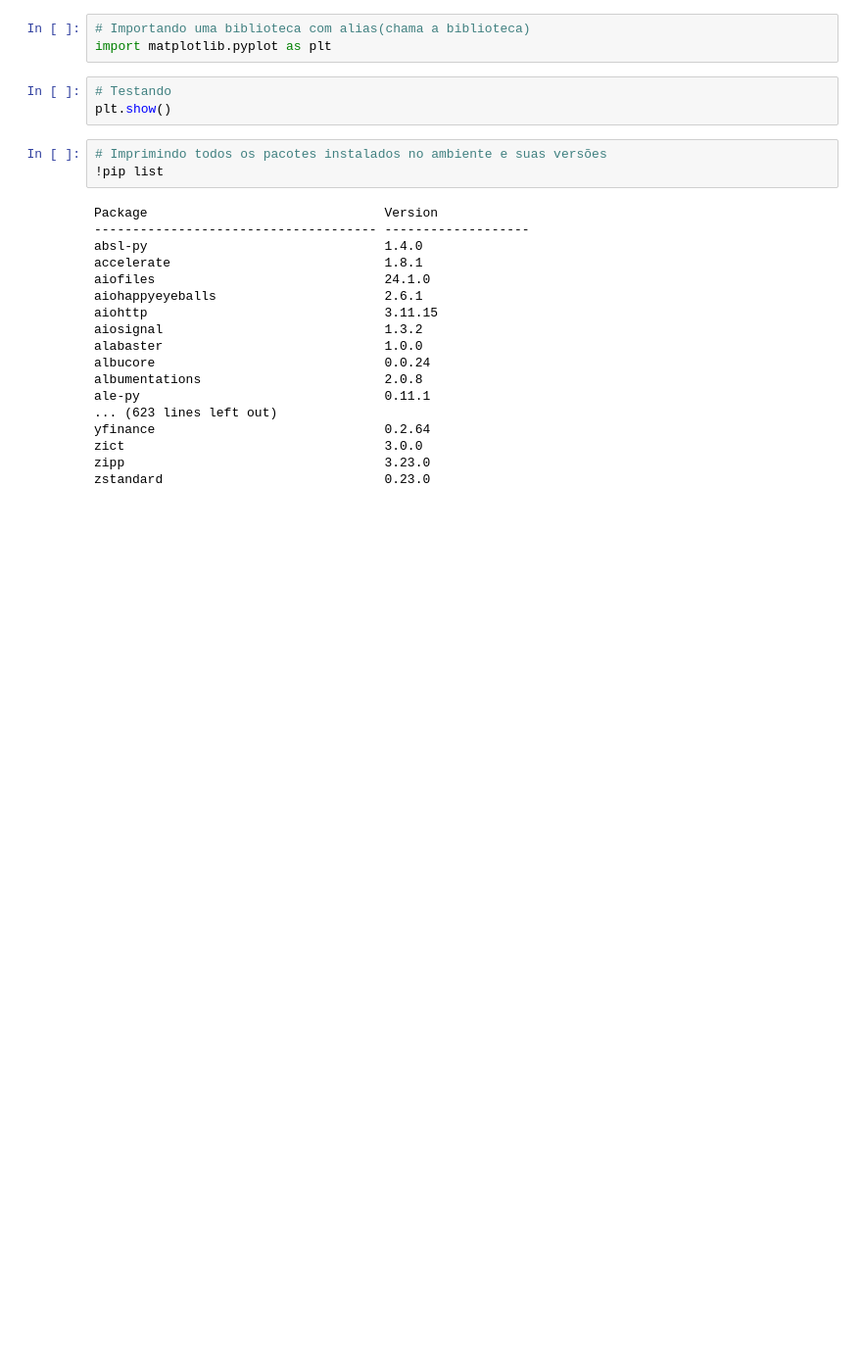
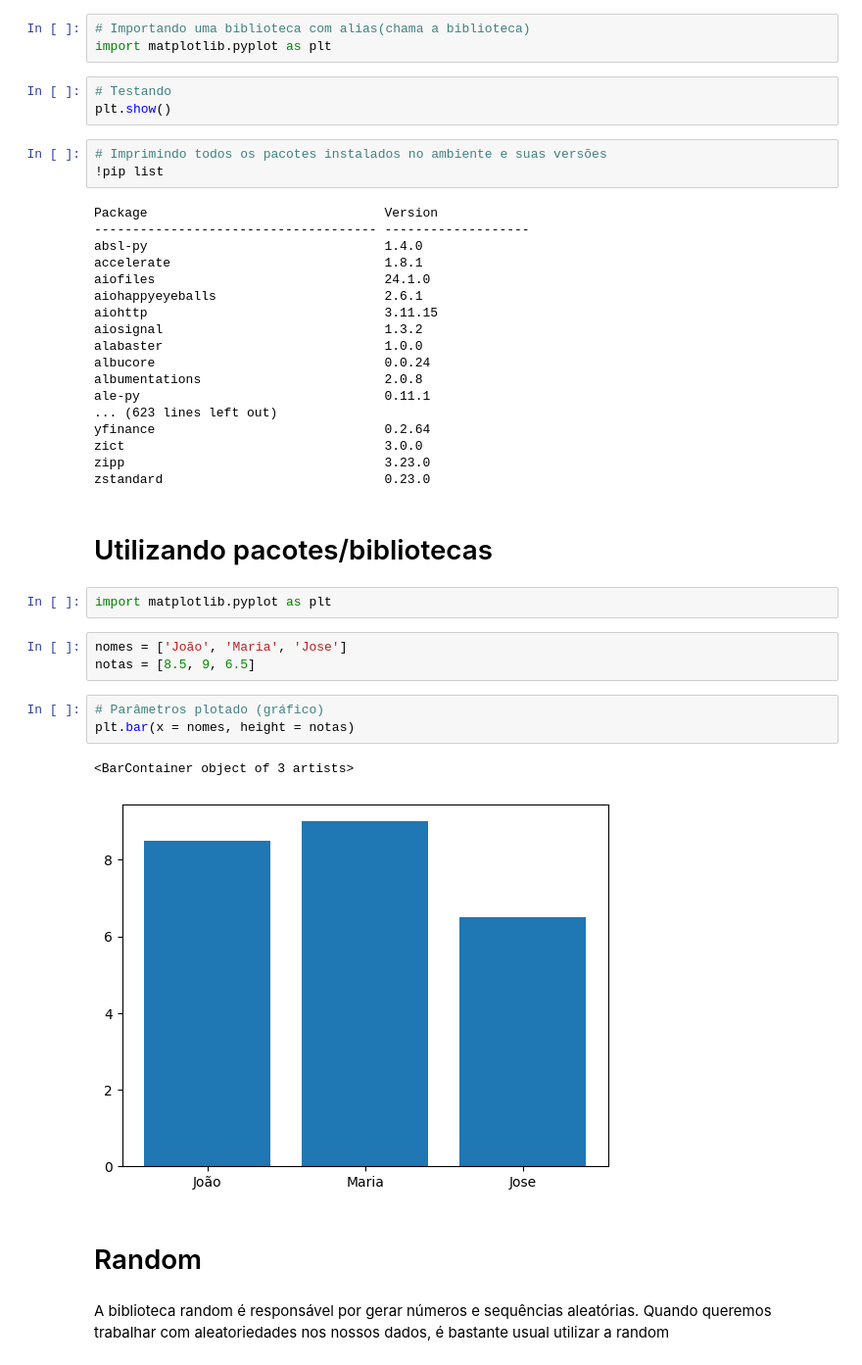
Before and after one commit to Danses9/Python_DSA, a Jupyter notebook: Bibliotecas.ipynb, the cells around one changed output. Shown at 98% size. Drawn from its saved outputs; the diff is of its cells as text; blank space fills up the shorter version.

Commit message:
Aprendendo a utilizar pacotes/ bibliotecas

```diff
--- a/Bibliotecas.ipynb
+++ b/Bibliotecas.ipynb
@@ -65,3 +65,20 @@ yfinance                              0.2.64
 zict                                  3.0.0
 zipp                                  3.23.0
 zstandard                             0.23.0
+# %% [markdown]
+# Utilizando pacotes/bibliotecas
+# %%
+import matplotlib.pyplot as plt
+# %%
+nomes = ['João', 'Maria', 'Jose']
+notas = [8.5, 9, 6.5]
+# %%
+# Parâmetros plotado (gráfico)
+plt.bar(x = nomes, height = notas)
+# %% [output]
+<BarContainer object of 3 artists>
+[figure, added]
+# %% [markdown]
+# Random
+# %% [markdown]
+A biblioteca random é responsável por gerar números e sequências aleatórias. Quando queremos trabalhar com aleatoriedades nos nossos dados, é bastante usual utilizar a random
```
Also changed, not shown: parts of 5 cells of this notebook.
